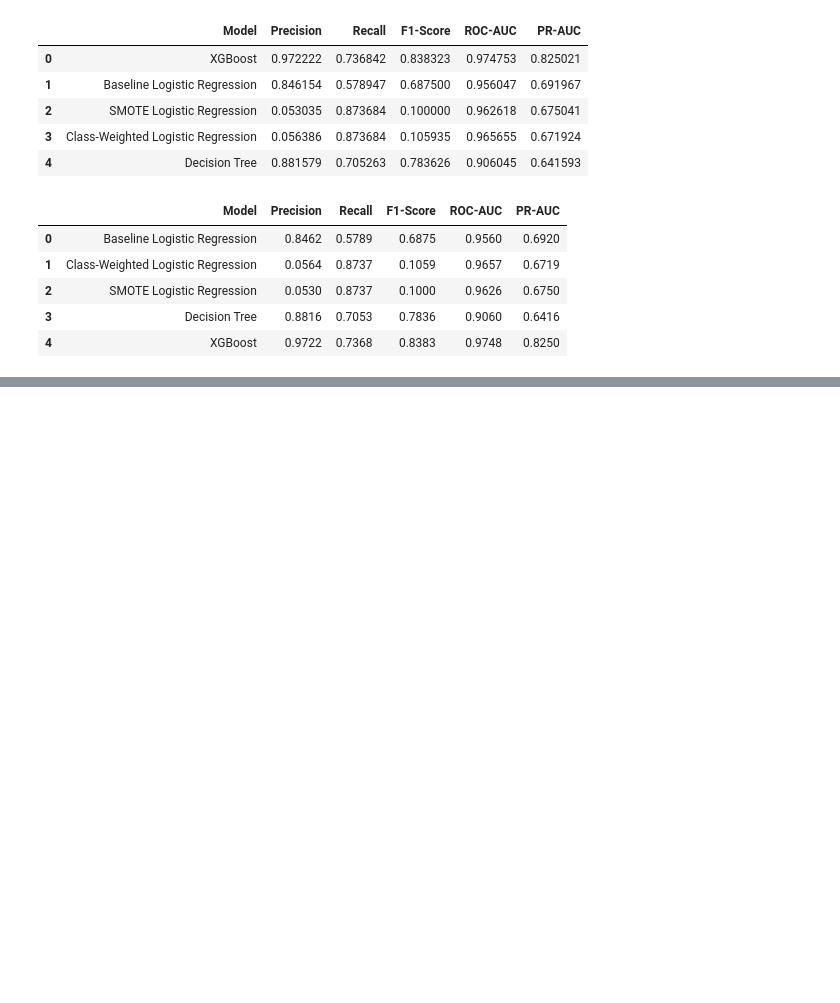
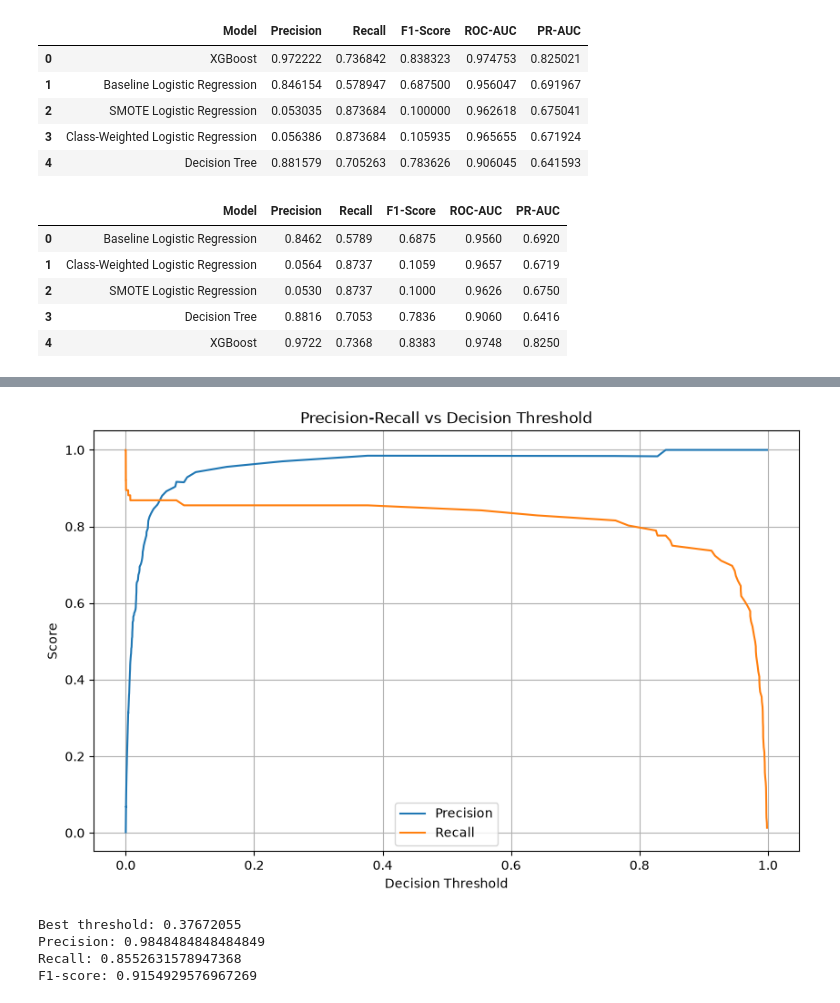
Before and after one commit to ad-Dinesh/credit-card-fraud-detection, a Jupyter notebook: notebooks/05_preprocessing_feature.ipynb, the cells around one changed output, grey strips where cells are left out. Drawn from its saved outputs; the diff is of its cells as text; code cells hidden in the pictures; blank space fills up the shorter version.

Commit message:
feat:threshold_models predit_proba on xgboost

```diff
--- a/notebooks/05_preprocessing_feature.ipynb
+++ b/notebooks/05_preprocessing_feature.ipynb
@@ -489,0 +514,17 @@ model_comparison.round(4)
+# %%
+xgb_threshold_model = xgb.XGBClassifier(
+    n_estimators=300,
+    max_depth=5,
+    learning_rate=0.05,
+    subsample=0.8,
+    colsample_bytree=0.8,
+    objective="binary:logistic",
+    eval_metric="logloss",
+    random_state=42,
+    n_jobs=-1
+)
+# %%
+xgb_threshold_model.fit(
+    X_train_model,
+    y_train_model
+)
@@ -489,0 +544,40 @@ model_comparison.round(4)
+# %%
+y_prob_val = xgb_threshold_model.predict_proba(X_val)[:, 1]
+# %%
+from sklearn.metrics import precision_recall_curve
+
+precision, recall, thresholds = precision_recall_curve(
+    y_val,
+    y_prob_val
+)
+# %%
+plt.figure(figsize=(10, 6))
+
+plt.plot(thresholds, precision[:-1], label="Precision")
+plt.plot(thresholds, recall[:-1], label="Recall")
+
+plt.xlabel("Decision Threshold")
+plt.ylabel("Score")
+plt.title("Precision-Recall vs Decision Threshold")
+plt.legend()
+
+plt.grid()
+plt.show()
+# %% [output]
+[figure, added]
+# %%
+f1_scores = 2 * (precision * recall) / (precision + recall + 1e-10)
+
+best_f1_index = f1_scores.argmax()
+
+best_threshold = thresholds[best_f1_index]
+
+print("Best threshold:", best_threshold)
+print("Precision:", precision[best_f1_index])
+print("Recall:", recall[best_f1_index])
+print("F1-score:", f1_scores[best_f1_index])
+# %% [output]
+Best threshold: 0.37672055
+Precision: 0.9848484848484849
+Recall: 0.8552631578947368
+F1-score: 0.9154929576967269
```
Also changed, not shown: parts of 9 cells of this notebook.
